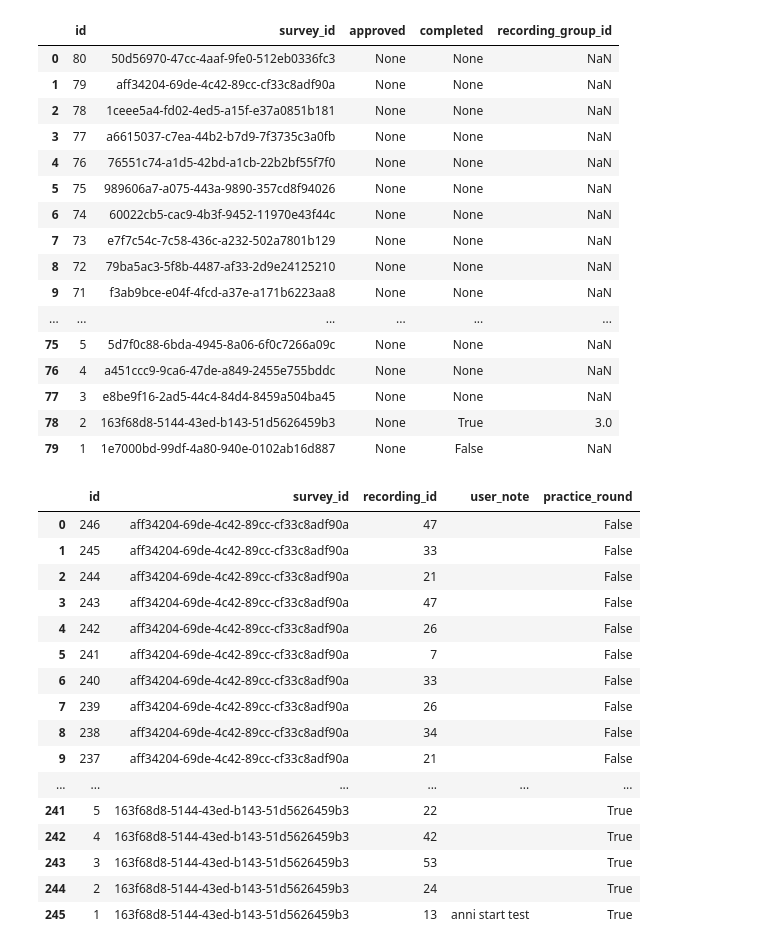
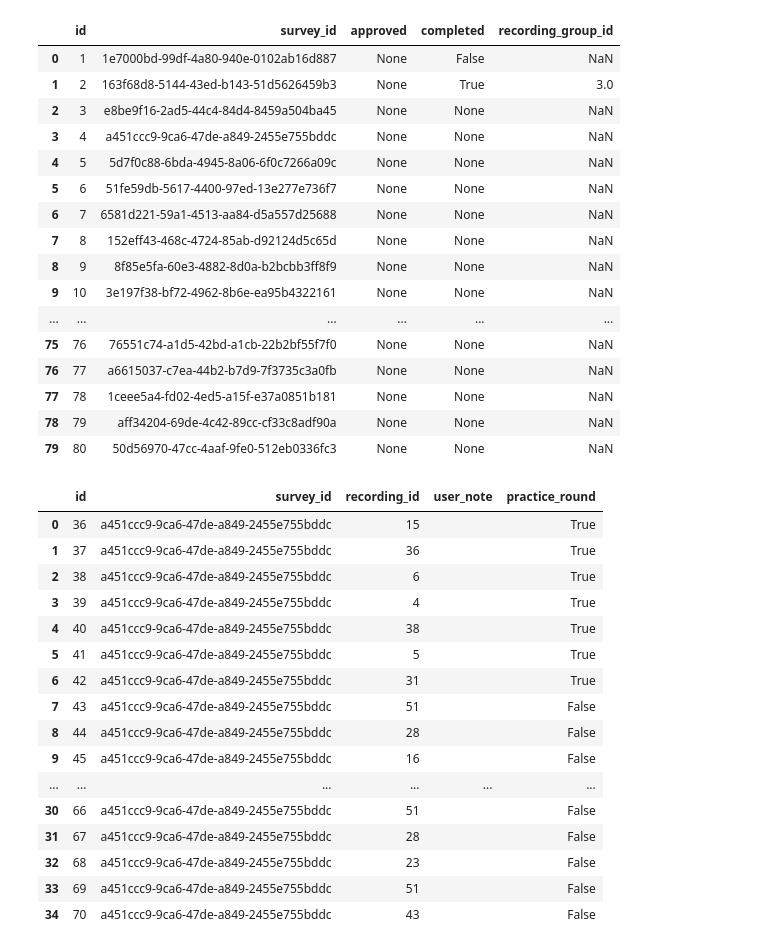
Before and after one commit to ANNIZHENG/Annotation-Interface-Noise-Burst, a Jupyter notebook: database/db.ipynb, the cells around one changed output. Cells and saved outputs as stored; diff of their text form; code cells hidden in the pictures.

```diff
--- a/database/db.ipynb
+++ b/database/db.ipynb
@@ -5,47 +5,47 @@ from sqlalchemy import *
 db_path = 'postgresql://anniezheng@localhost/test2'
 db_path = 'postgresql://llmchqfhvdwpop:8f6b6899b24221c36bc979822c407c31bd099e3259c5d4f6682d63d993276d3f@ec2-34-230-167-186.compute-1.amazonaws.com:5432/dcoppvn70vslf9'
 
-pd.options.display.max_rows = 999
+pd.options.display.max_rows = 1500
 
 eng = create_engine(db_path)
 # %%
-pd.read_sql('''select * from "Survey" order by id desc;''',eng)
+pd.read_sql('''select * from "Survey" order by id asc;''',eng)
 # %% [output]
 |  | id | survey_id | approved | completed | recording_group_id |
-| 0 | 80 | 50d56970-47cc-4aaf-9fe0-512eb0336fc3 | None | None | NaN |
-| 1 | 79 | aff34204-69de-4c42-89cc-cf33c8adf90a | None | None | NaN |
-| 2 | 78 | 1ceee5a4-fd02-4ed5-a15f-e37a0851b181 | None | None | NaN |
-| 3 | 77 | a6615037-c7ea-44b2-b7d9-7f3735c3a0fb | None | None | NaN |
-| 4 | 76 | 76551c74-a1d5-42bd-a1cb-22b2bf55f7f0 | None | None | NaN |
-| 5 | 75 | 989606a7-a075-443a-9890-357cd8f94026 | None | None | NaN |
-| 6 | 74 | 60022cb5-cac9-4b3f-9452-11970e43f44c | None | None | NaN |
-| 7 | 73 | e7f7c54c-7c58-436c-a232-502a7801b129 | None | None | NaN |
-| 8 | 72 | 79ba5ac3-5f8b-4487-af33-2d9e24125210 | None | None | NaN |
-| 9 | 71 | f3ab9bce-e04f-4fcd-a37e-a171b6223aa8 | None | None | NaN |
+| 0 | 1 | 1e7000bd-99df-4a80-940e-0102ab16d887 | None | False | NaN |
+| 1 | 2 | 163f68d8-5144-43ed-b143-51d5626459b3 | None | True | 3.0 |
+| 2 | 3 | e8be9f16-2ad5-44c4-84d4-8459a504ba45 | None | None | NaN |
+| 3 | 4 | a451ccc9-9ca6-47de-a849-2455e755bddc | None | None | NaN |
+| 4 | 5 | 5d7f0c88-6bda-4945-8a06-6f0c7266a09c | None | None | NaN |
+| 5 | 6 | 51fe59db-5617-4400-97ed-13e277e736f7 | None | None | NaN |
+| 6 | 7 | 6581d221-59a1-4513-aa84-d5a557d25688 | None | None | NaN |
+| 7 | 8 | 152eff43-468c-4724-85ab-d92124d5c65d | None | None | NaN |
+| 8 | 9 | 8f85e5fa-60e3-4882-8d0a-b2bcbb3ff8f9 | None | None | NaN |
+| 9 | 10 | 3e197f38-bf72-4962-8b6e-ea95b4322161 | None | None | NaN |
 | ... | ... | ... | ... | ... | ... |
-| 75 | 5 | 5d7f0c88-6bda-4945-8a06-6f0c7266a09c | None | None | NaN |
-| 76 | 4 | a451ccc9-9ca6-47de-a849-2455e755bddc | None | None | NaN |
-| 77 | 3 | e8be9f16-2ad5-44c4-84d4-8459a504ba45 | None | None | NaN |
-| 78 | 2 | 163f68d8-5144-43ed-b143-51d5626459b3 | None | True | 3.0 |
-| 79 | 1 | 1e7000bd-99df-4a80-940e-0102ab16d887 | None | False | NaN |
+| 75 | 76 | 76551c74-a1d5-42bd-a1cb-22b2bf55f7f0 | None | None | NaN |
+| 76 | 77 | a6615037-c7ea-44b2-b7d9-7f3735c3a0fb | None | None | NaN |
+| 77 | 78 | 1ceee5a4-fd02-4ed5-a15f-e37a0851b181 | None | None | NaN |
+| 78 | 79 | aff34204-69de-4c42-89cc-cf33c8adf90a | None | None | NaN |
+| 79 | 80 | 50d56970-47cc-4aaf-9fe0-512eb0336fc3 | None | None | NaN |
 # %%
-pd.read_sql('''select * from "Annotation" order by id desc''',eng)
+pd.read_sql('''select * from "Annotation" where survey_id='a451ccc9-9ca6-47de-a849-2455e755bddc' ''',eng)
 # %% [output]
 |  | id | survey_id | recording_id | user_note | practice_round |
-| 0 | 246 | aff34204-69de-4c42-89cc-cf33c8adf90a | 47 |  | False |
-| 1 | 245 | aff34204-69de-4c42-89cc-cf33c8adf90a | 33 |  | False |
-| 2 | 244 | aff34204-69de-4c42-89cc-cf33c8adf90a | 21 |  | False |
-| 3 | 243 | aff34204-69de-4c42-89cc-cf33c8adf90a | 47 |  | False |
-| 4 | 242 | aff34204-69de-4c42-89cc-cf33c8adf90a | 26 |  | False |
-| 5 | 241 | aff34204-69de-4c42-89cc-cf33c8adf90a | 7 |  | False |
-| 6 | 240 | aff34204-69de-4c42-89cc-cf33c8adf90a | 33 |  | False |
-| 7 | 239 | aff34204-69de-4c42-89cc-cf33c8adf90a | 26 |  | False |
-| 8 | 238 | aff34204-69de-4c42-89cc-cf33c8adf90a | 34 |  | False |
-| 9 | 237 | aff34204-69de-4c42-89cc-cf33c8adf90a | 21 |  | False |
+| 0 | 36 | a451ccc9-9ca6-47de-a849-2455e755bddc | 15 |  | True |
+| 1 | 37 | a451ccc9-9ca6-47de-a849-2455e755bddc | 36 |  | True |
+| 2 | 38 | a451ccc9-9ca6-47de-a849-2455e755bddc | 6 |  | True |
+| 3 | 39 | a451ccc9-9ca6-47de-a849-2455e755bddc | 4 |  | True |
+| 4 | 40 | a451ccc9-9ca6-47de-a849-2455e755bddc | 38 |  | True |
+| 5 | 41 | a451ccc9-9ca6-47de-a849-2455e755bddc | 5 |  | True |
+| 6 | 42 | a451ccc9-9ca6-47de-a849-2455e755bddc | 31 |  | True |
+| 7 | 43 | a451ccc9-9ca6-47de-a849-2455e755bddc | 51 |  | False |
+| 8 | 44 | a451ccc9-9ca6-47de-a849-2455e755bddc | 28 |  | False |
+| 9 | 45 | a451ccc9-9ca6-47de-a849-2455e755bddc | 16 |  | False |
 | ... | ... | ... | ... | ... | ... |
-| 241 | 5 | 163f68d8-5144-43ed-b143-51d5626459b3 | 22 |  | True |
-| 242 | 4 | 163f68d8-5144-43ed-b143-51d5626459b3 | 42 |  | True |
-| 243 | 3 | 163f68d8-5144-43ed-b143-51d5626459b3 | 53 |  | True |
-| 244 | 2 | 163f68d8-5144-43ed-b143-51d5626459b3 | 24 |  | True |
-| 245 | 1 | 163f68d8-5144-43ed-b143-51d5626459b3 | 13 | anni start test | True |
+| 30 | 66 | a451ccc9-9ca6-47de-a849-2455e755bddc | 51 |  | False |
+| 31 | 67 | a451ccc9-9ca6-47de-a849-2455e755bddc | 28 |  | False |
+| 32 | 68 | a451ccc9-9ca6-47de-a849-2455e755bddc | 23 |  | False |
+| 33 | 69 | a451ccc9-9ca6-47de-a849-2455e755bddc | 51 |  | False |
+| 34 | 70 | a451ccc9-9ca6-47de-a849-2455e755bddc | 43 |  | False |
 # %%
```
Also changed, not shown: parts of 5 cells of this notebook, 1 other file.
